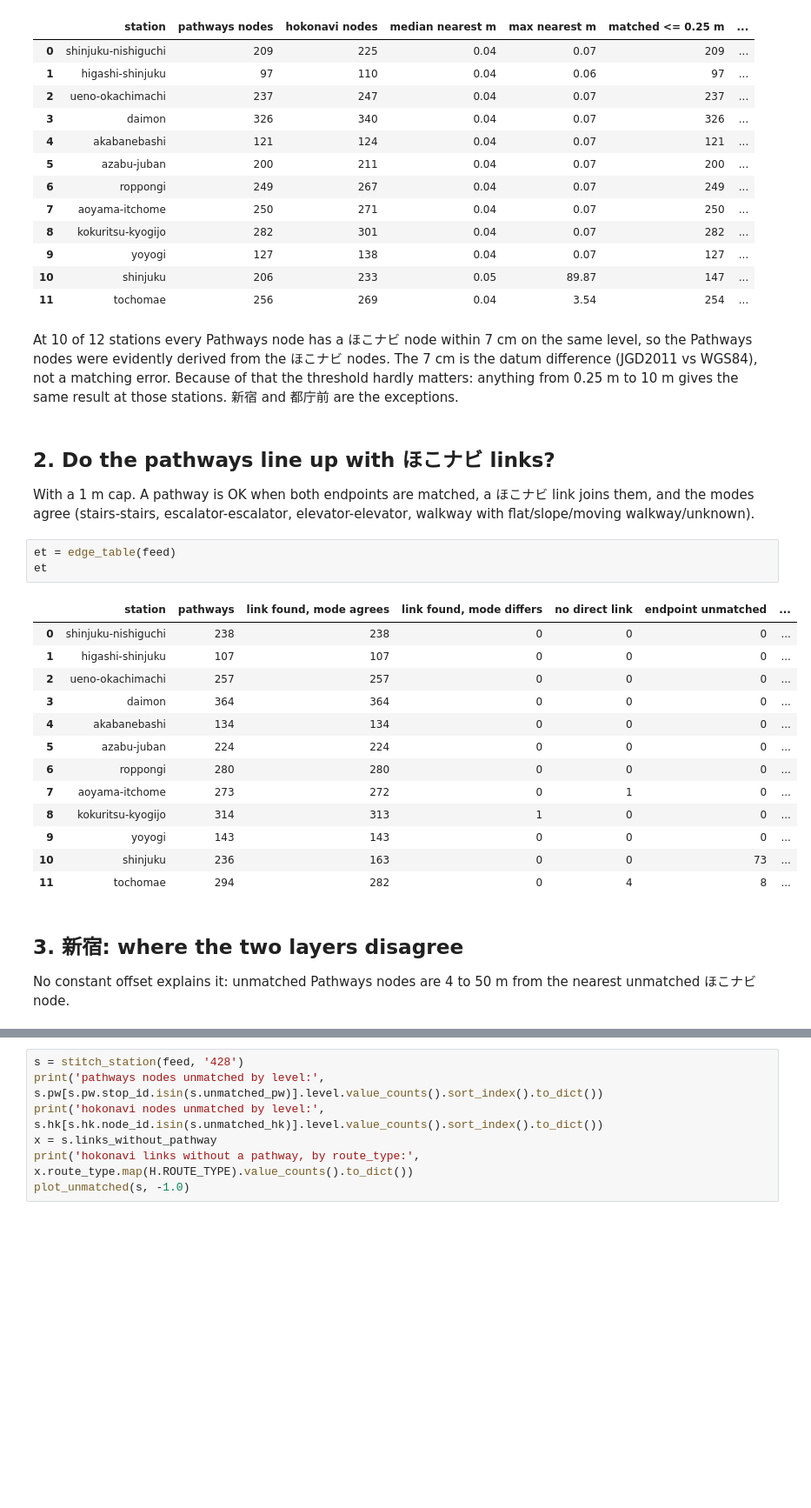
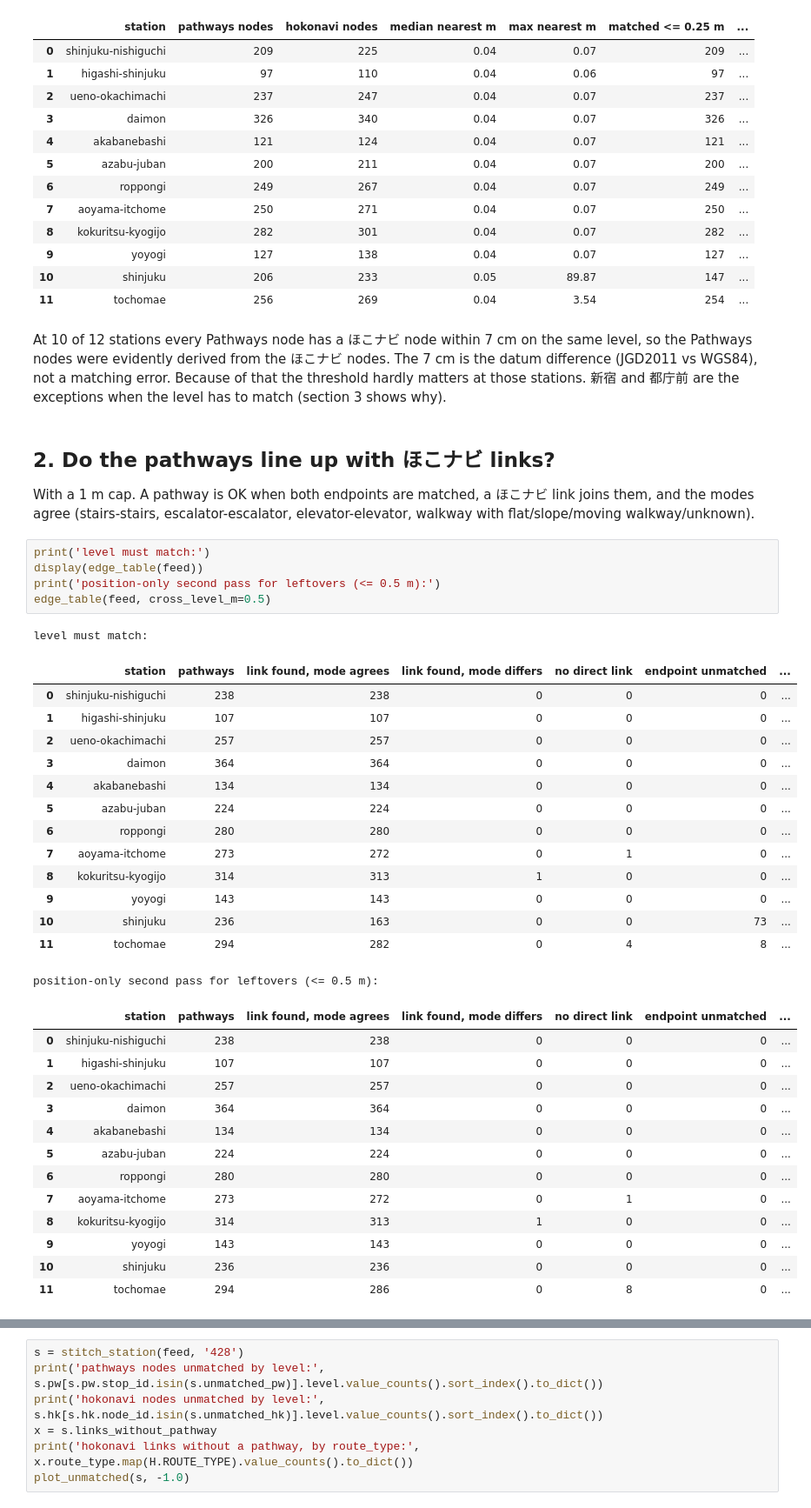
Before and after one commit to kanta14706/stepzero, a Jupyter notebook: importer/notebooks/03_stitch.ipynb, the cells around one changed output, grey strips where cells are left out. Shown at 87% size. Saved outputs shown, nothing was run; the diff lists cells and outputs as text; blank space fills up the shorter version.

```diff
--- a/importer/notebooks/03_stitch.ipynb
+++ b/importer/notebooks/03_stitch.ipynb
@@ -37,29 +37,42 @@ mt
 | 10 | shinjuku | 206 | 233 | 0.05 | 89.87 | 147 | ... |
 | 11 | tochomae | 256 | 269 | 0.04 | 3.54 | 254 | ... |
 # %% [markdown]
-At 10 of 12 stations every Pathways node has a ほこナビ node within 7 cm on the same level, so the Pathways nodes were evidently derived from the ほこナビ nodes. The 7 cm is the datum difference (JGD2011 vs WGS84), not a matching error. Because of that the threshold hardly matters: anything from 0.25 m to 10 m gives the same result at those stations. 新宿 and 都庁前 are the exceptions.
+At 10 of 12 stations every Pathways node has a ほこナビ node within 7 cm on the same level, so the Pathways nodes were evidently derived from the ほこナビ nodes. The 7 cm is the datum difference (JGD2011 vs WGS84), not a matching error. Because of that the threshold hardly matters at those stations. 新宿 and 都庁前 are the exceptions when the level has to match (section 3 shows why).
 # %% [markdown]
 ## 2. Do the pathways line up with ほこナビ links?
 
 With a 1 m cap. A pathway is OK when both endpoints are matched, a ほこナビ link joins them, and the modes agree (stairs-stairs, escalator-escalator, elevator-elevator, walkway with flat/slope/moving walkway/unknown).
-# %%
-et = edge_table(feed)
-et
-# %% [output]
-|  | station | pathways | link found, mode agrees | link found, mode differs | no direct link | endpoint unmatched | ... |
-| 0 | shinjuku-nishiguchi | 238 | 238 | 0 | 0 | 0 | ... |
-| 1 | higashi-shinjuku | 107 | 107 | 0 | 0 | 0 | ... |
-| 2 | ueno-okachimachi | 257 | 257 | 0 | 0 | 0 | ... |
-| 3 | daimon | 364 | 364 | 0 | 0 | 0 | ... |
-| 4 | akabanebashi | 134 | 134 | 0 | 0 | 0 | ... |
-| 5 | azabu-juban | 224 | 224 | 0 | 0 | 0 | ... |
-| 6 | roppongi | 280 | 280 | 0 | 0 | 0 | ... |
-| 7 | aoyama-itchome | 273 | 272 | 0 | 1 | 0 | ... |
-| 8 | kokuritsu-kyogijo | 314 | 313 | 1 | 0 | 0 | ... |
-| 9 | yoyogi | 143 | 143 | 0 | 0 | 0 | ... |
-| 10 | shinjuku | 236 | 163 | 0 | 0 | 73 | ... |
-| 11 | tochomae | 294 | 282 | 0 | 4 | 8 | ... |
-# %% [markdown]
-## 3. 新宿: where the two layers disagree
-
-No constant offset explains it: unmatched Pathways nodes are 4 to 50 m from the nearest unmatched ほこナビ node.
+# %%
+print('level must match:')
+display(edge_table(feed))
+print('position-only second pass for leftovers (<= 0.5 m):')
+edge_table(feed, cross_level_m=0.5)
+# %% [output]
+level must match:
+|  | station | pathways | link found, mode agrees | link found, mode differs | no direct link | endpoint unmatched | ... |
+| 0 | shinjuku-nishiguchi | 238 | 238 | 0 | 0 | 0 | ... |
+| 1 | higashi-shinjuku | 107 | 107 | 0 | 0 | 0 | ... |
+| 2 | ueno-okachimachi | 257 | 257 | 0 | 0 | 0 | ... |
+| 3 | daimon | 364 | 364 | 0 | 0 | 0 | ... |
+| 4 | akabanebashi | 134 | 134 | 0 | 0 | 0 | ... |
+| 5 | azabu-juban | 224 | 224 | 0 | 0 | 0 | ... |
+| 6 | roppongi | 280 | 280 | 0 | 0 | 0 | ... |
+| 7 | aoyama-itchome | 273 | 272 | 0 | 1 | 0 | ... |
+| 8 | kokuritsu-kyogijo | 314 | 313 | 1 | 0 | 0 | ... |
+| 9 | yoyogi | 143 | 143 | 0 | 0 | 0 | ... |
+| 10 | shinjuku | 236 | 163 | 0 | 0 | 73 | ... |
+| 11 | tochomae | 294 | 282 | 0 | 4 | 8 | ... |
+position-only second pass for leftovers (<= 0.5 m):
+|  | station | pathways | link found, mode agrees | link found, mode differs | no direct link | endpoint unmatched | ... |
+| 0 | shinjuku-nishiguchi | 238 | 238 | 0 | 0 | 0 | ... |
+| 1 | higashi-shinjuku | 107 | 107 | 0 | 0 | 0 | ... |
+| 2 | ueno-okachimachi | 257 | 257 | 0 | 0 | 0 | ... |
+| 3 | daimon | 364 | 364 | 0 | 0 | 0 | ... |
+| 4 | akabanebashi | 134 | 134 | 0 | 0 | 0 | ... |
+| 5 | azabu-juban | 224 | 224 | 0 | 0 | 0 | ... |
+| 6 | roppongi | 280 | 280 | 0 | 0 | 0 | ... |
+| 7 | aoyama-itchome | 273 | 272 | 0 | 1 | 0 | ... |
+| 8 | kokuritsu-kyogijo | 314 | 313 | 1 | 0 | 0 | ... |
+| 9 | yoyogi | 143 | 143 | 0 | 0 | 0 | ... |
+| 10 | shinjuku | 236 | 236 | 0 | 0 | 0 | ... |
+| 11 | tochomae | 294 | 286 | 0 | 8 | 0 | ... |
```
Also changed, not shown: parts of 4 cells of this notebook, 6 other files.
